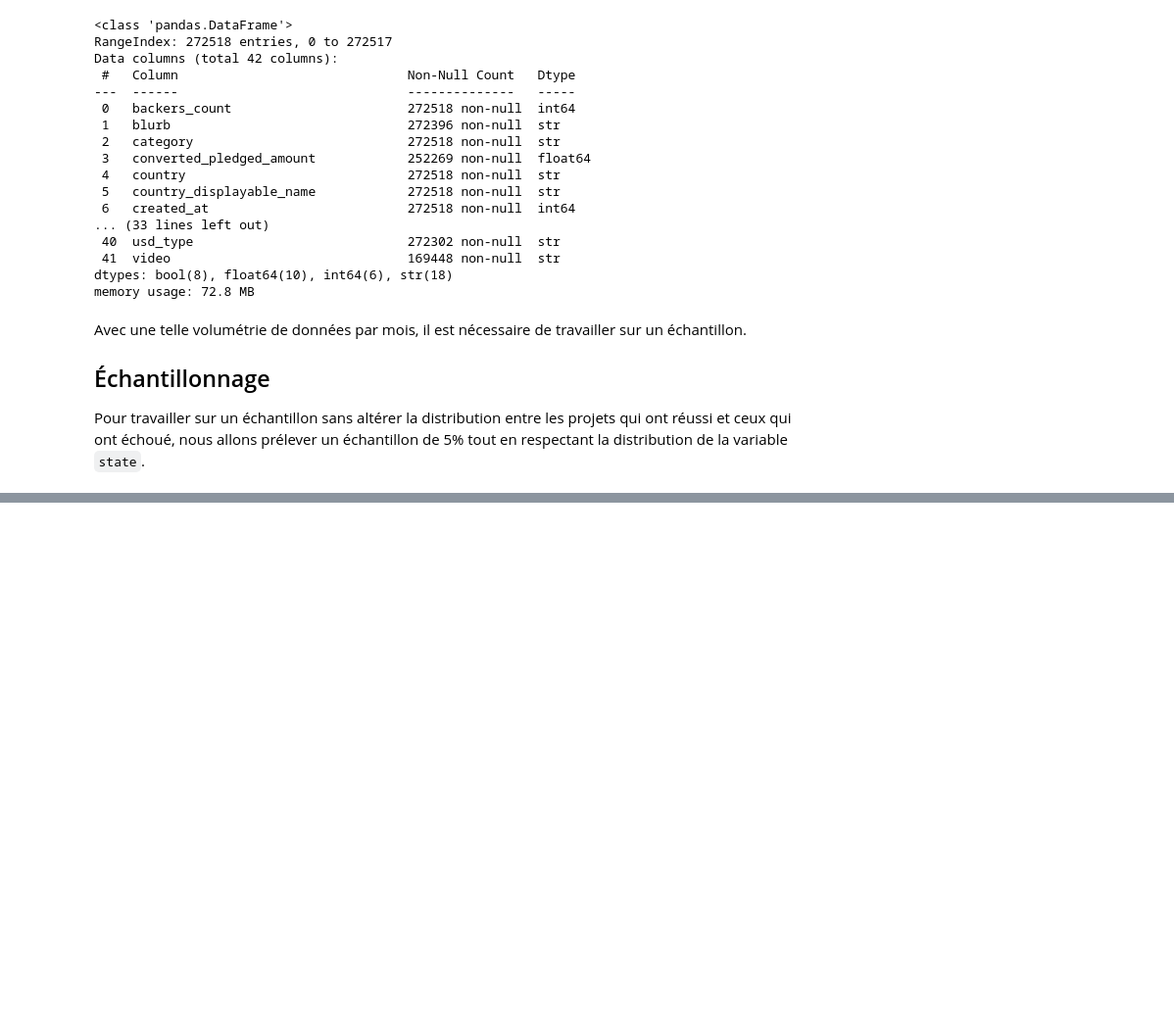
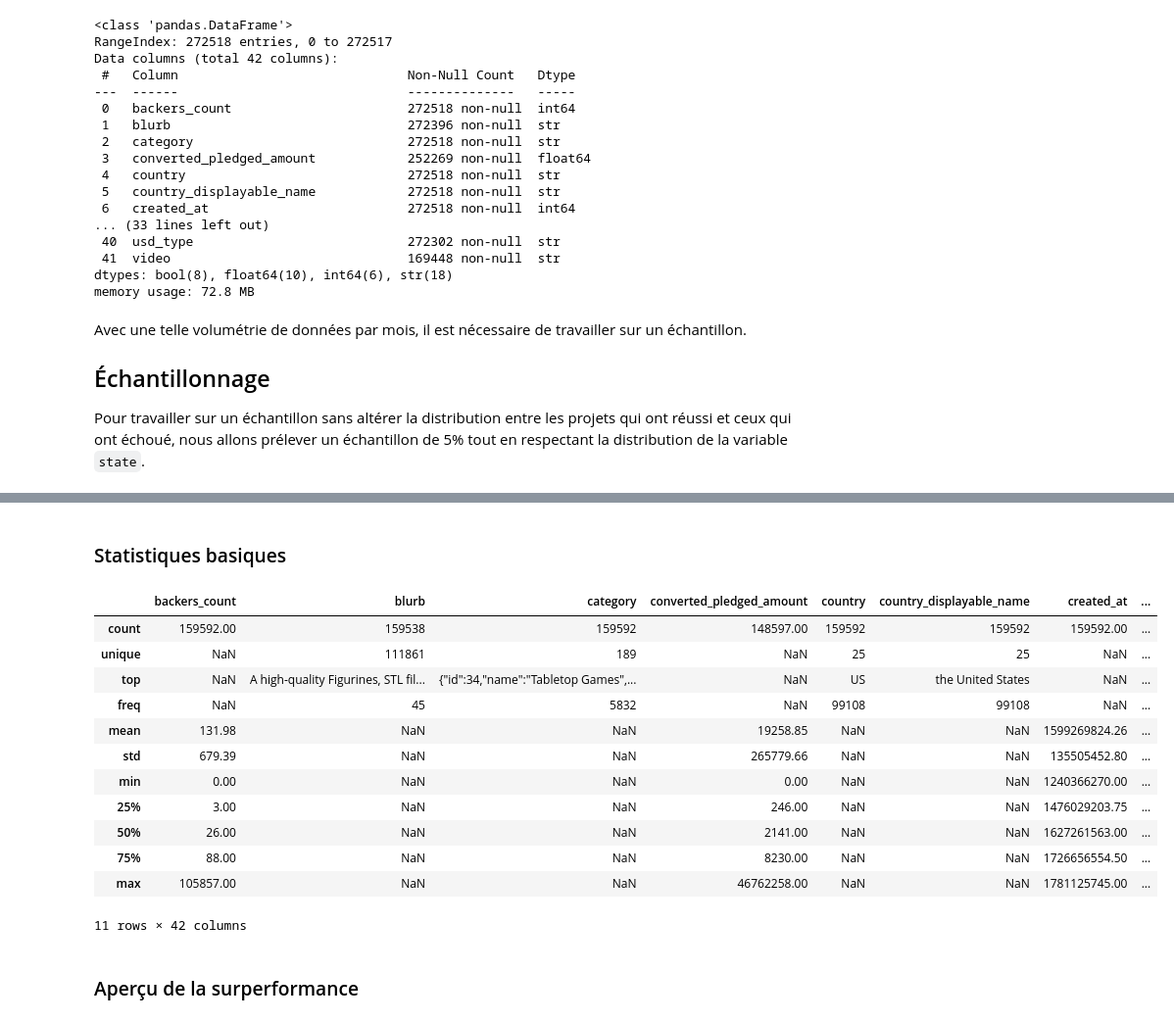
Before and after one commit to lbrdmariama/memoire-2026, a Jupyter notebook: code/data-cleaning.ipynb, the cells around one changed output, grey strips where cells are left out. Shown at 98% size. Cells and saved outputs as stored; diff of their text form; code cells hidden in the pictures; blank space fills up the shorter version.

```diff
--- a/code/data-cleaning.ipynb
+++ b/code/data-cleaning.ipynb
@@ -53,0 +104,16 @@ Pour travailler sur un échantillon sans altérer la distribution entre les proj
+# %%
+# Boucle d'échantillonnage
+
+liste_mois = [ '202507', '202508', '202509', '202510', '202511', '202512', '202601', '202602', '202603', '202604', '202605', '202606']
+
+echantillons_mensuels = []
+
+for mois in liste_mois:
+    chemin_fichier = f'/Users/mariamalaborde/Documents/DataScientest/memoire-2026/data/1-merged/{mois}-kickstarter.csv'
+
+    raw_mois = pd.read_csv(chemin_fichier, sep=',', encoding='utf-8')
+
+    sample_mois = raw_mois.groupby('state', group_keys=False).sample(frac=0.05, random_state=42)
+
+    echantillons_mensuels.append(sample_mois)
+    print(f"Mois {mois} traité : {len(sample_mois)} lignes extraites.")
@@ -53,0 +133,7 @@ Pour travailler sur un échantillon sans altérer la distribution entre les proj
+# %%
+# Concaténation de tous les mois
+sample_year = pd.concat(echantillons_mensuels, ignore_index=True)
+
+print(f"Taille totale de l'échantillon global (5%) : {len(sample_year)} lignes")
+print("Répartition des statuts en pourcentage")
+print(sample_year['state'].value_counts(normalize=True) * 100)
@@ -53,0 +208,20 @@ Pour travailler sur un échantillon sans altérer la distribution entre les proj
+# %% [markdown]
+### Statistiques basiques
+# %%
+sample_year.describe(include='all')
+# %% [output]
+|  | backers_count | blurb | category | converted_pledged_amount | country | country_displayable_name | created_at | ... |
+| count | 159592.00 | 159538 | 159592 | 148597.00 | 159592 | 159592 | 159592.00 | ... |
+| unique | NaN | 111861 | 189 | NaN | 25 | 25 | NaN | ... |
+| top | NaN | A high-quality Figurines, STL fil... | {"id":34,"name":"Tabletop Games",... | NaN | US | the United States | NaN | ... |
+| freq | NaN | 45 | 5832 | NaN | 99108 | 99108 | NaN | ... |
+| mean | 131.98 | NaN | NaN | 19258.85 | NaN | NaN | 1599269824.26 | ... |
+| std | 679.39 | NaN | NaN | 265779.66 | NaN | NaN | 135505452.80 | ... |
+| min | 0.00 | NaN | NaN | 0.00 | NaN | NaN | 1240366270.00 | ... |
+| 25% | 3.00 | NaN | NaN | 246.00 | NaN | NaN | 1476029203.75 | ... |
+| 50% | 26.00 | NaN | NaN | 2141.00 | NaN | NaN | 1627261563.00 | ... |
+| 75% | 88.00 | NaN | NaN | 8230.00 | NaN | NaN | 1726656554.50 | ... |
+| max | 105857.00 | NaN | NaN | 46762258.00 | NaN | NaN | 1781125745.00 | ... |
+11 rows × 42 columns
+# %% [markdown]
+### Aperçu de la surperformance
```
Also changed, not shown: parts of 51 cells of this notebook.
